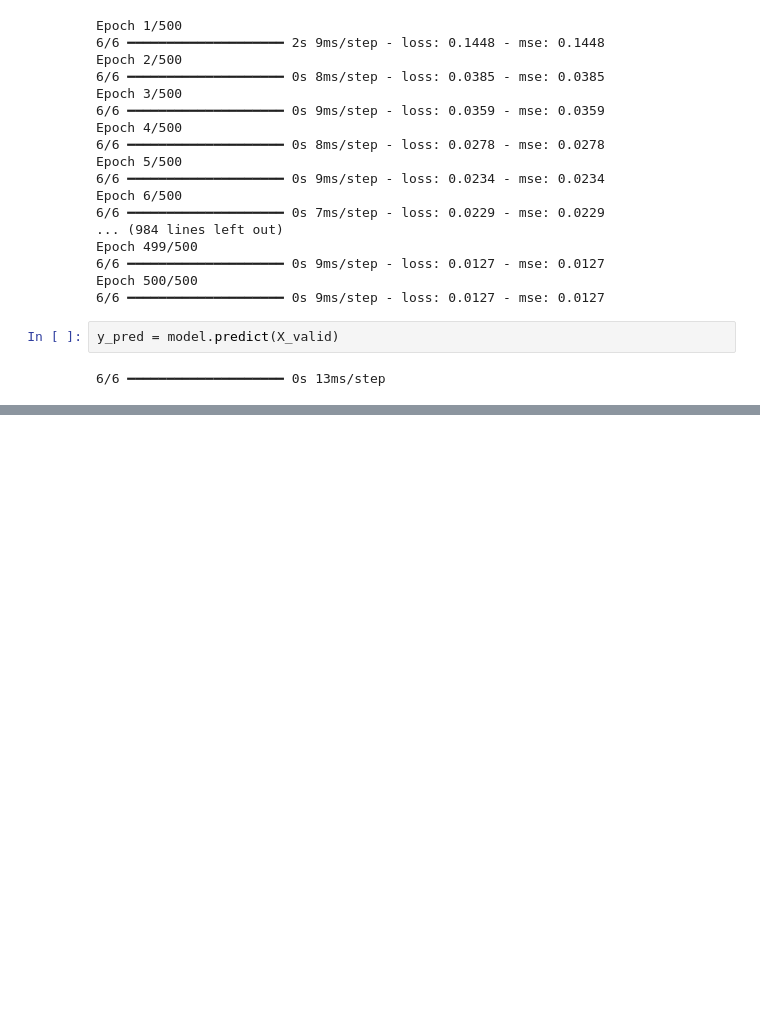
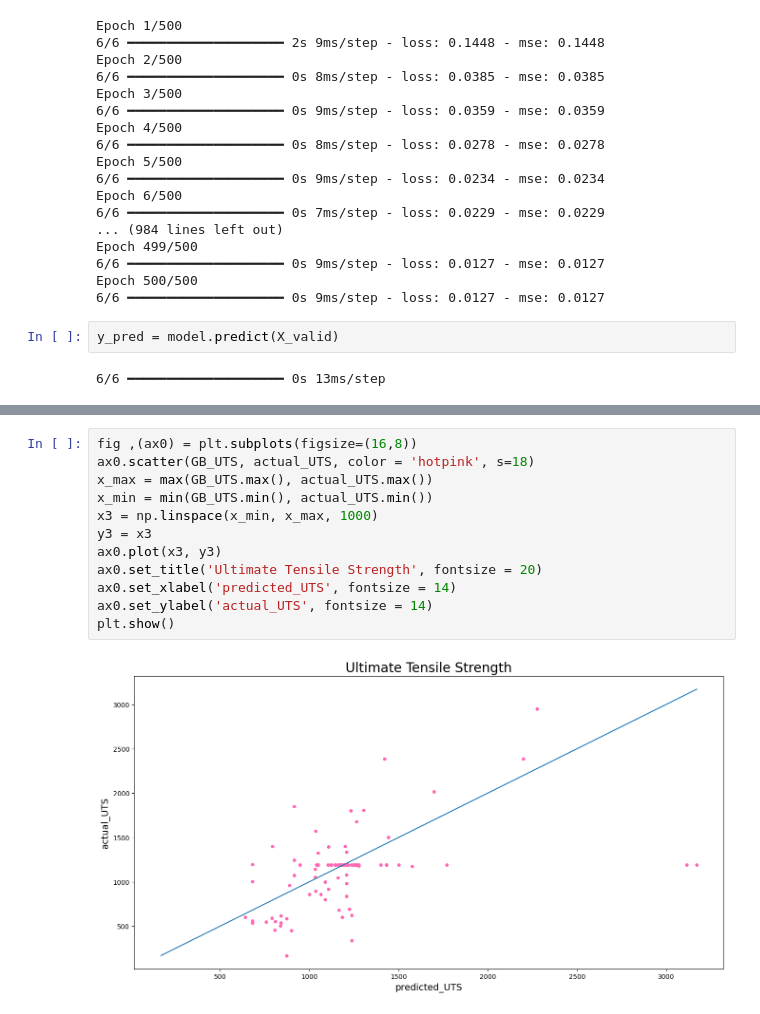
Before and after one commit to DarshanGoodGuy/IITISOC25, a Jupyter notebook: Model.ipynb, the cells around one changed output, grey strips where cells are left out. Saved outputs shown, nothing was run; the diff lists cells and outputs as text; blank space fills up the shorter version.

```diff
--- a/Model.ipynb
+++ b/Model.ipynb
@@ -400,0 +769,14 @@ y_pred = model.predict(X_valid)
+# %%
+fig ,(ax0) = plt.subplots(figsize=(16,8))
+ax0.scatter(GB_UTS, actual_UTS, color = 'hotpink', s=18)
+x_max = max(GB_UTS.max(), actual_UTS.max())
+x_min = min(GB_UTS.min(), actual_UTS.min())
+x3 = np.linspace(x_min, x_max, 1000)
+y3 = x3
+ax0.plot(x3, y3)
+ax0.set_title('Ultimate Tensile Strength', fontsize = 20)
+ax0.set_xlabel('predicted_UTS', fontsize = 14)
+ax0.set_ylabel('actual_UTS', fontsize = 14)
+plt.show()
+# %% [output]
+[figure, added]
```
Also changed, not shown: parts of 54 cells of this notebook.
